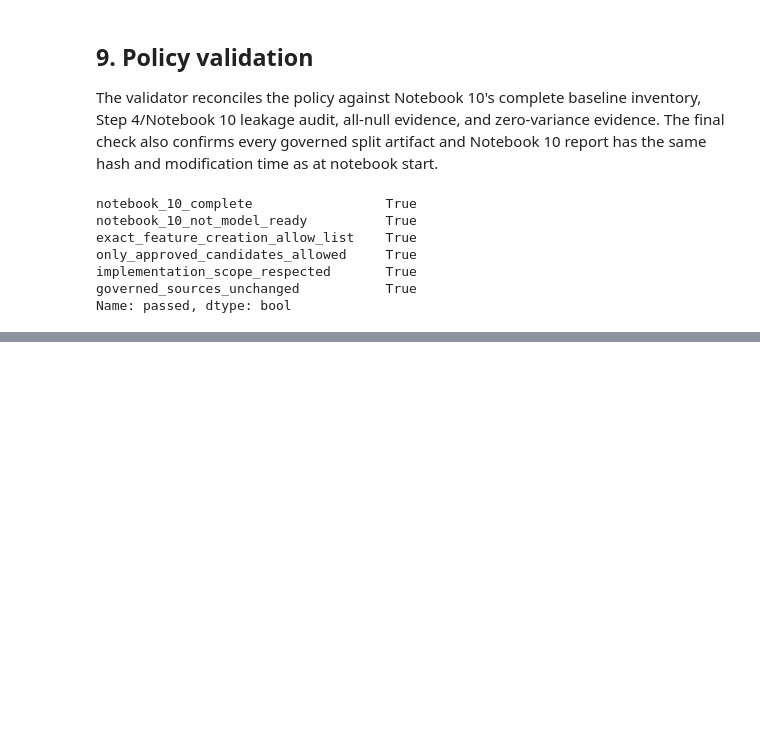
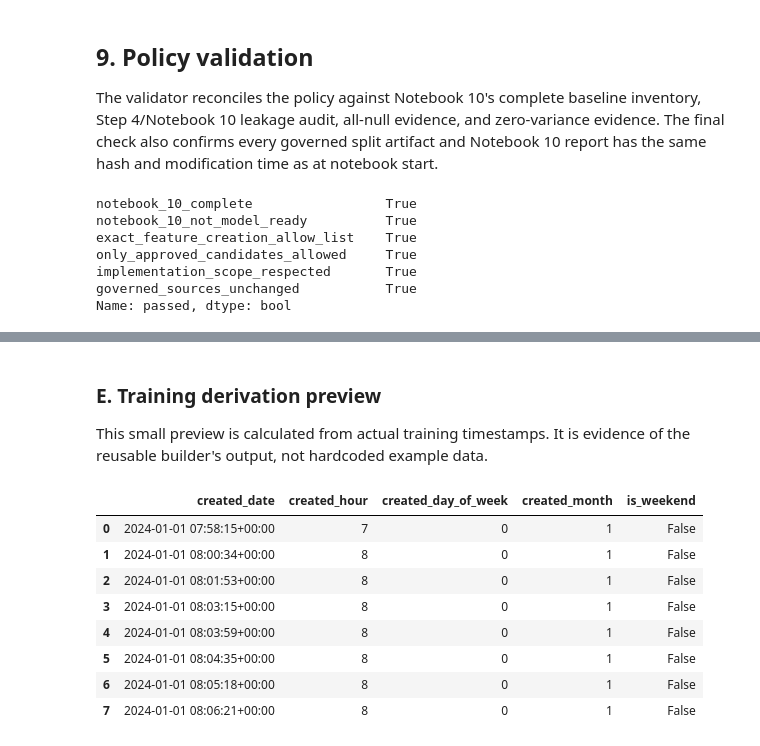
Before and after one commit to mmubashir95/urban-operations-intelligence-platform, a Jupyter notebook: notebooks/11_feature_engineering_and_preprocessing.ipynb, the cells around one changed output, grey strips where cells are left out. Saved outputs shown, nothing was run; the diff lists cells and outputs as text; code cells hidden in the pictures; blank space fills up the shorter version.

Commit message:
Add deterministic temporal feature creation

```diff
--- a/notebooks/11_feature_engineering_and_preprocessing.ipynb
+++ b/notebooks/11_feature_engineering_and_preprocessing.ipynb
@@ -252,0 +264,31 @@ dtype: object
+# %%
+from urban_ops.eda.pipeline import load_eda_config
+from urban_ops.eda.source import load_verified_split, resolve_split_run
+from urban_ops.features.temporal import (
+    approved_temporal_feature_names,
+    build_feature_reconciliation_table,
+    build_temporal_validation_table,
+    derive_split_temporal_features,
+)
+
+EDA_CONFIG_PATH = PROJECT_ROOT / 'configs/eda/resolution_risk.yaml'
+eda_config = load_eda_config(EDA_CONFIG_PATH)
+split_run_path = resolve_split_run(
+    split_root=eda_config.split_root,
+    latest_pointer=eda_config.latest_pointer,
+)
+split_source = load_verified_split(
+    run_path=split_run_path,
+    latest_pointer=eda_config.latest_pointer,
+    required_completion_status=eda_config.required_completion_status,
+    identifier_column=eda_config.identifier_column,
+    target_column=eda_config.target_column,
+    timestamp_column=eda_config.timestamp_column,
+)
+source_frames = {
+    'train': split_source.train,
+    'validation': split_source.validation,
+    'test': split_source.test,
+}
+source_snapshots = {name: frame.copy(deep=True) for name, frame in source_frames.items()}
+pd.Series({name: len(frame) for name, frame in source_frames.items()}, name='source_rows')
@@ -252,0 +304,6 @@ dtype: object
+# %%
+approved_names = approved_temporal_feature_names(policy)
+approved_policy_rows = policy_table.loc[policy_table['feature_name'].isin(approved_names)]
+display(approved_policy_rows[['feature_name', 'source_column', 'policy_status', 'phase_2_allowed', 'reason']])
+assert approved_names == policy.feature_creation_allow_list
+assert policy.by_name['created_date'].policy_status is PolicyStatus.SOURCE_ONLY
@@ -252,0 +357,18 @@ dtype: object
+# %% [markdown]
+### E. Training derivation preview
+
+This small preview is calculated from actual training timestamps. It is evidence of the reusable builder's output, not hardcoded example data.
+# %%
+derived_frames = derive_split_temporal_features(source_frames, policy=policy)
+preview_columns = ['created_date', *approved_names]
+display(derived_frames['train'][preview_columns].head(8))
+# %% [output]
+|  | created_date | created_hour | created_day_of_week | created_month | is_weekend |
+| 0 | 2024-01-01 07:58:15+00:00 | 7 | 0 | 1 | False |
+| 1 | 2024-01-01 08:00:34+00:00 | 8 | 0 | 1 | False |
+| 2 | 2024-01-01 08:01:53+00:00 | 8 | 0 | 1 | False |
+| 3 | 2024-01-01 08:03:15+00:00 | 8 | 0 | 1 | False |
+| 4 | 2024-01-01 08:03:59+00:00 | 8 | 0 | 1 | False |
+| 5 | 2024-01-01 08:04:35+00:00 | 8 | 0 | 1 | False |
+| 6 | 2024-01-01 08:05:18+00:00 | 8 | 0 | 1 | False |
+| 7 | 2024-01-01 08:06:21+00:00 | 8 | 0 | 1 | False |
```
Also changed, not shown: parts of 22 cells of this notebook, 8 other files.
